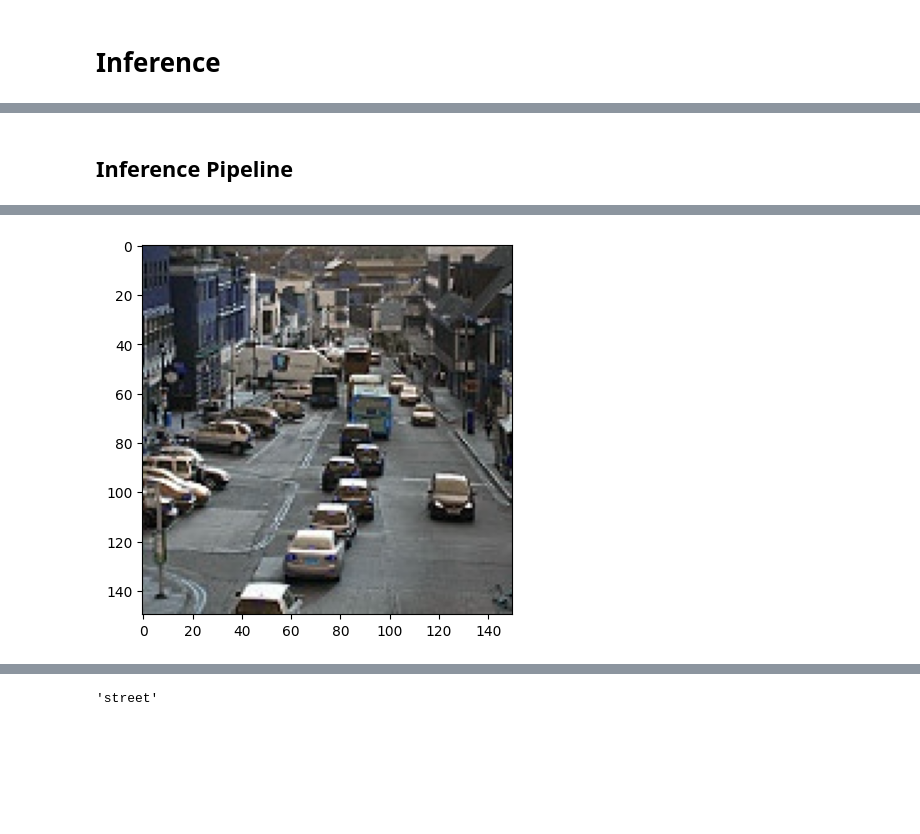
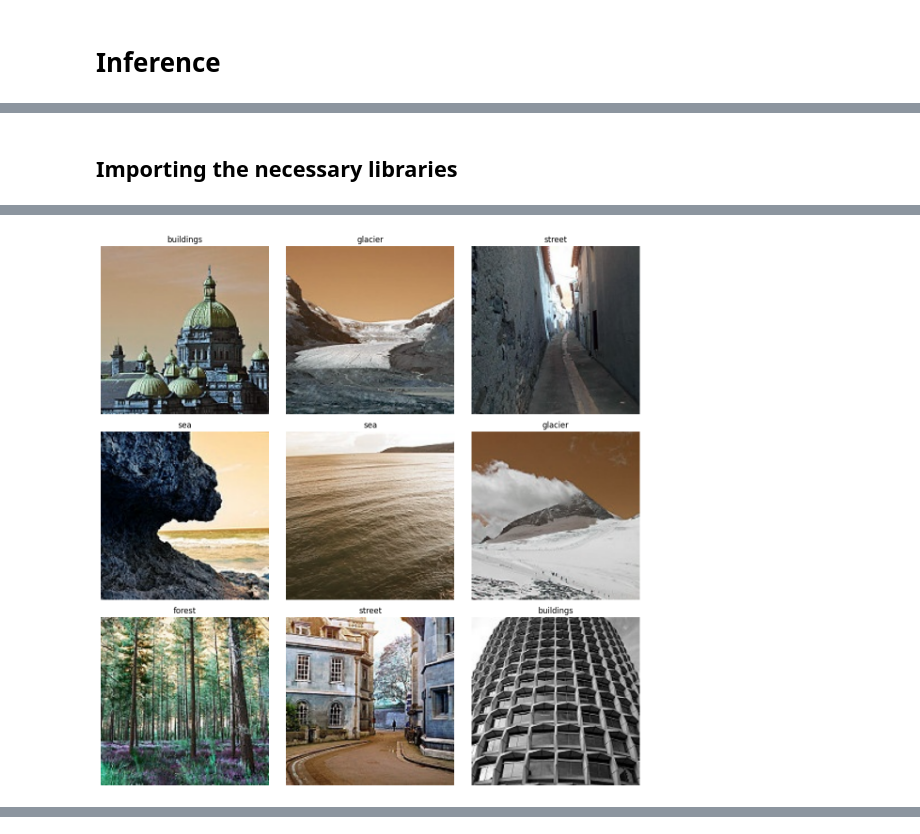
Before and after one commit to NSANTRA/Intel-CNN-Image-Classification, a Jupyter notebook: Notebooks/Classification With Transfer Learning.ipynb, the cells around one changed output, grey strips where cells are left out. Cells and saved outputs as stored; diff of their text form; code cells hidden in the pictures; blank space fills up the shorter version.

```diff
--- a/Notebooks/Classification With Transfer Learning.ipynb
+++ b/Notebooks/Classification With Transfer Learning.ipynb
@@ -128,5 +189,5 @@ train_dataset.class_names[a]
-# %% [markdown]
-## Inference Pipeline
+# %% [markdown]
+## Importing the necessary libraries
 # %%
 import cv2
 import numpy as np
@@ -136,20 +198,39 @@ import random
 # %%
-model = load_model("Model With Transfer Learning.h5")
+model = load_model("../Models/Intel/Model With Transfer Learning.h5")
 # %%
-def inference(img_path):
+def inference_grid(img_paths, grid_cols=3):
     class_names = ['buildings', 'forest', 'glacier', 'mountain', 'sea', 'street']
-    img = cv2.imread(img_path)
-    plt.imshow(img)
+
+    num_images = len(img_paths)
+    grid_rows = math.ceil(num_images / grid_cols)  # Calculate number of rows needed
+
+    plt.figure(figsize=(grid_cols * 4, grid_rows * 4))  # Adjust figure size dynamically
+
+    for i, img_path in enumerate(img_paths):
+        img = cv2.imread(img_path)
+
+        # Preprocess image
+        img_expanded = np.expand_dims(img, axis=0)
+
+        prediction = model.predict(img_expanded)
+        predicted_class = np.argmax(prediction, axis=1)[0]
+        predicted_label = class_names[predicted_class]
+
+        # Plot image in a grid
+        plt.subplot(grid_rows, grid_cols, i + 1)
+        plt.imshow(img)
+        plt.axis('off')
+        plt.title(f"{predicted_label}", fontsize=12)
+
+    plt.tight_layout()  # Adjust layout for better spacing
     plt.show()
-
-    img = np.expand_dims(img, axis = 0)
-
-    a = np.argmax(model.predict(img), axis = 1)[0]
-    return class_names[a]
 # %%
-parent_dir = "Dataset/seg_pred/"
-a = random.choice(os.listdir(parent_dir))
+parent_dir = "../Dataset/Intel/seg_pred/"
 
-path = f"{parent_dir}{a}"
-inference(path)
+num_images = 9  # Number of images to predict
+
+img_files = random.sample(os.listdir(parent_dir), num_images)
+img_paths = [os.path.join(parent_dir, img) for img in img_files]
+
+inference_grid(img_paths, grid_cols = 3)
 # %% [output]
@@ -156 +246 @@ inference(path)
-[figure, old version]
+[figure, new version]
@@ -158 +246,0 @@ inference(path)
-'street'
```
Also changed, not shown: parts of 22 cells of this notebook, 8 other files.
